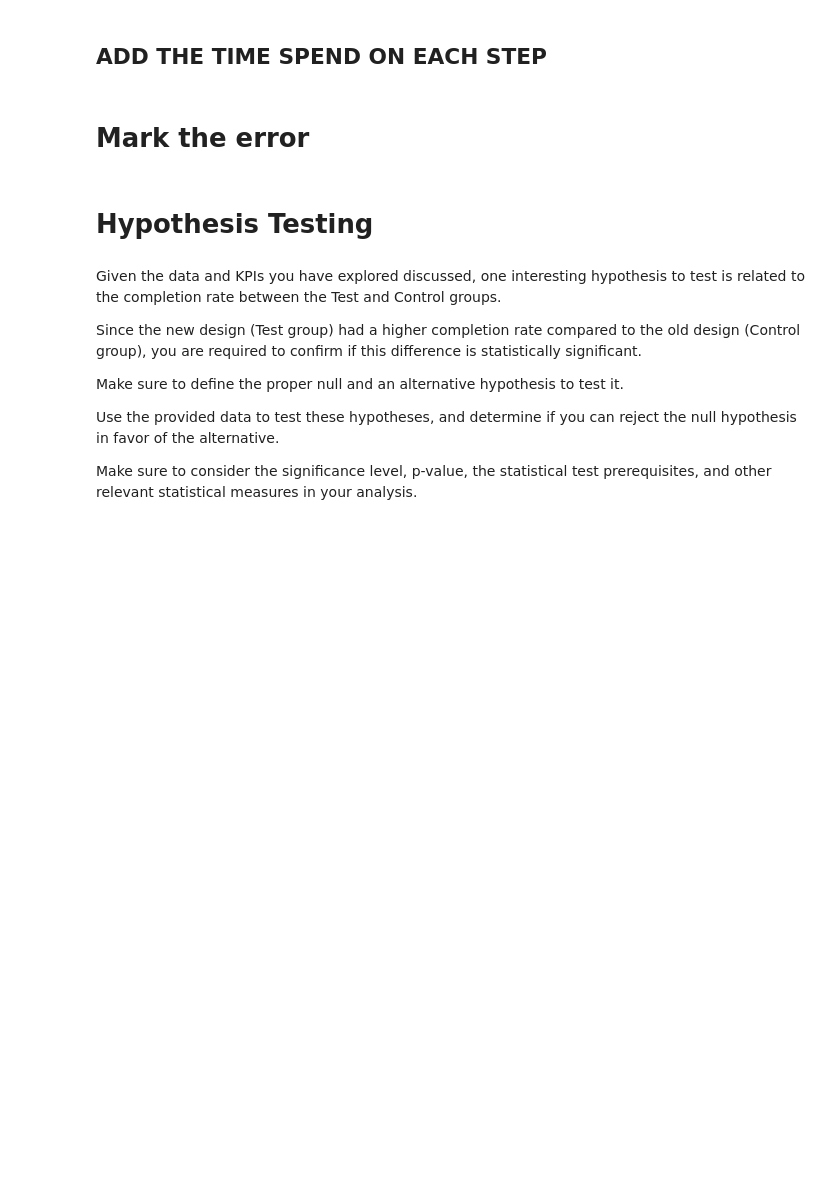
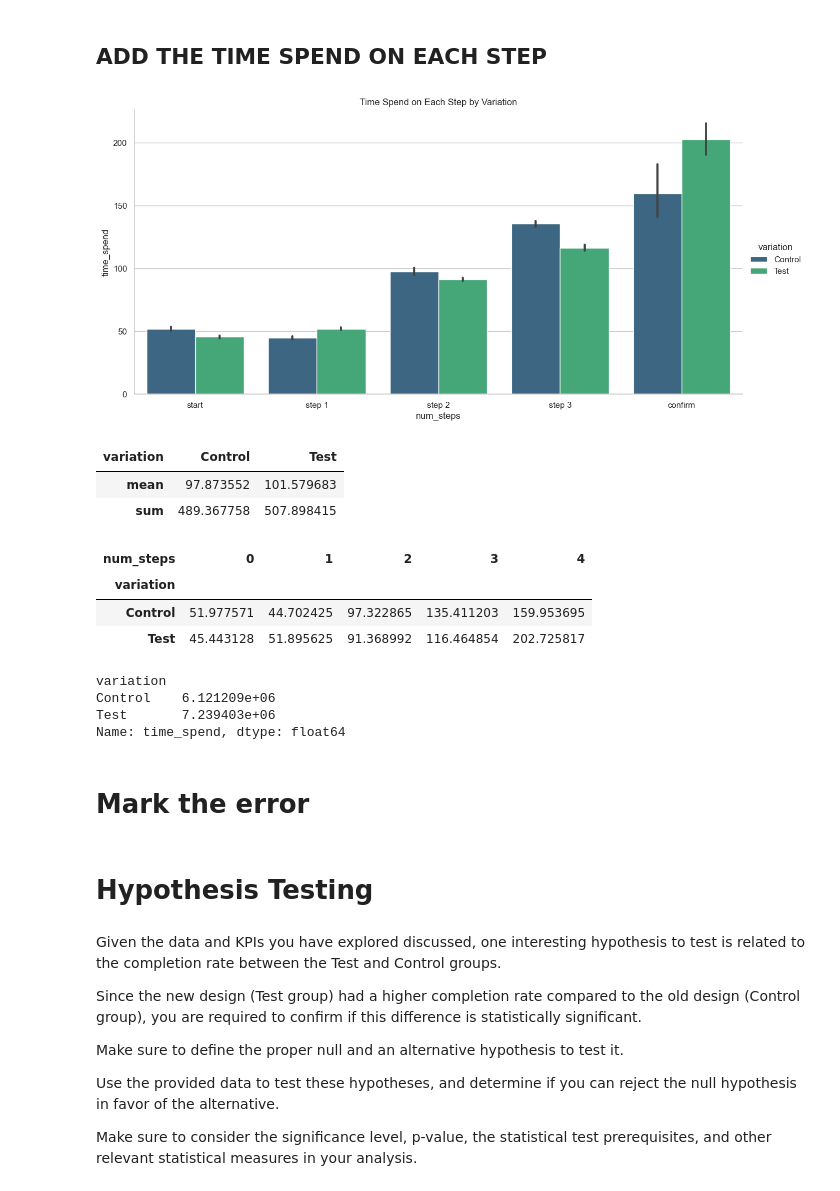
Before and after one commit to MustafaAldabbas/Project-Two-Big, a Jupyter notebook: Notebooks/Dan.ipynb, the cells around one changed output. Drawn from its saved outputs; the diff is of its cells as text; code cells hidden in the pictures; blank space fills up the shorter version.

```diff
--- a/Notebooks/Dan.ipynb
+++ b/Notebooks/Dan.ipynb
@@ -381,17 +457,40 @@ pd.set_option('display.max_rows', 120)
 # %%
 # each client the average time spend on each step by variation
 df_web_data_grouped_client = df.groupby(['variation', 'client_id', 'num_steps'])['time_spend'].mean().reset_index()
 df_web_data_grouped_client
 
 # using seaborn catplot to create a grouped bar chart
-sns.catplot(x='num_steps', y='time_spend', hue='variation', data=df_web_data_grouped, kind='bar', height=6, aspect=2, palette = 'viridis')
+sns.catplot(x='num_steps', y='time_spend', hue='variation', data=df_web_data_grouped_client , kind='bar', height=6, aspect=2, palette = 'viridis')
 plt.title('Time Spend on Each Step by Variation')
 plt.xticks([0, 1, 2,3, 4], ['start','step 1', 'step 2', 'step 3', 'confirm'])
 plt.show()
+# %% [output]
+[figure, added]
+# %%
+# using pivot table to create a table for the average time spend on each step by variation also the sum of the time spend
+
+df_web_data_pivot = df_web_data_grouped_client.pivot_table(index='num_steps', columns='variation', values='time_spend').agg(['mean' , 'sum'])
+df_web_data_pivot
+# %% [output]
+| variation | Control | Test |
+| mean | 97.873552 | 101.579683 |
+| sum | 489.367758 | 507.898415 |
+# %%
+df_web_data_grouped_client.groupby(['variation', 'num_steps'])['time_spend'].mean().unstack()
+# %% [output]
+| num_steps | 0 | 1 | 2 | 3 | 4 |
+| variation |  |  |  |  |  |
+| Control | 51.977571 | 44.702425 | 97.322865 | 135.411203 | 159.953695 |
+| Test | 45.443128 | 51.895625 | 91.368992 | 116.464854 | 202.725817 |
 # %%
-# calculate the average time spend on each step by variation
-df_web_data_grouped = df.groupby(['variation', 'num_steps'])['time_spend'].mean().reset_index()
-df_web_data_grouped
+# the average total time spend on all steps by variation showing
+
+df_web_data_grouped_client.groupby(['variation'])['time_spend'].sum()
+# %% [output]
+variation
+Control    6.121209e+06
+Test       7.239403e+06
+Name: time_spend, dtype: float64
 # %% [markdown]
 # Mark the error
 # %%
```
Also changed, not shown: parts of 24 cells of this notebook, 3 other files.
